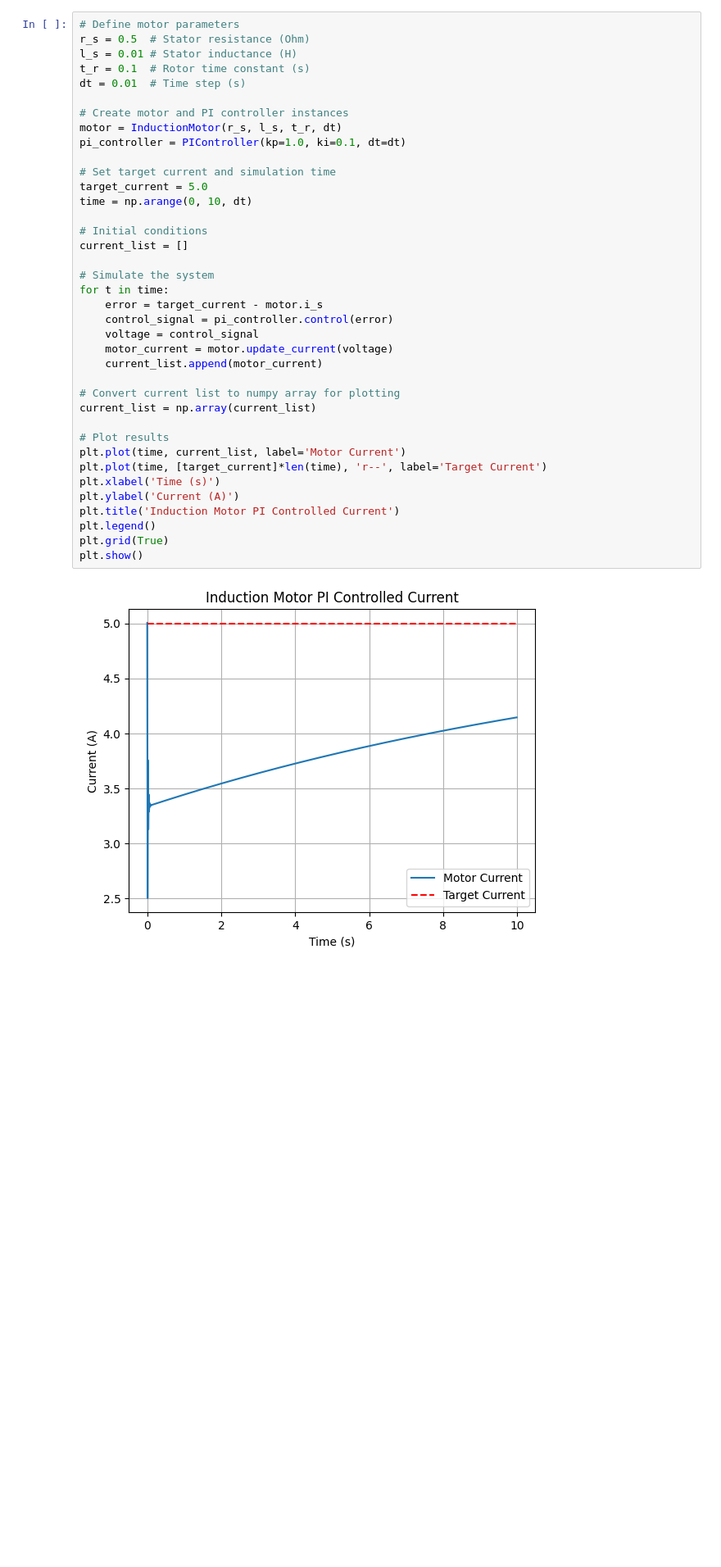
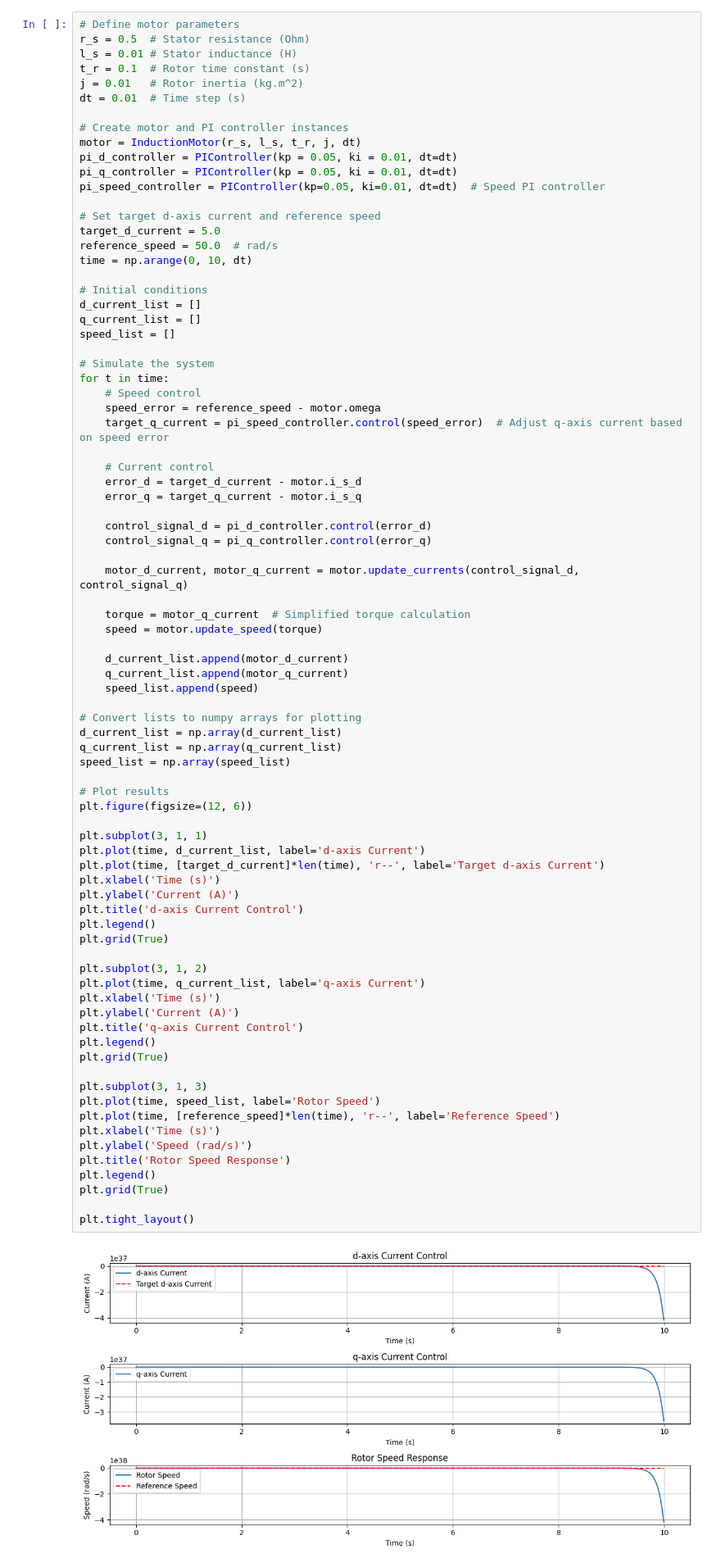
Before and after one commit to garygoodly/EE5703_Final_Project, a Jupyter notebook: final_project.ipynb, the cells around one changed output. Shown at 82% size. Drawn from its saved outputs; the diff is of its cells as text; blank space fills up the shorter version.

Commit message:
Add speed

```diff
--- a/final_project.ipynb
+++ b/final_project.ipynb
@@ -55,40 +50,83 @@ class InductionMotor:
 # %%
 # Define motor parameters
 r_s = 0.5  # Stator resistance (Ohm)
 l_s = 0.01 # Stator inductance (H)
 t_r = 0.1  # Rotor time constant (s)
+j = 0.01   # Rotor inertia (kg.m^2)
 dt = 0.01  # Time step (s)
 
 # Create motor and PI controller instances
-motor = InductionMotor(r_s, l_s, t_r, dt)
-pi_controller = PIController(kp=1.0, ki=0.1, dt=dt)
+motor = InductionMotor(r_s, l_s, t_r, j, dt)
+pi_d_controller = PIController(kp = 0.05, ki = 0.01, dt=dt)
+pi_q_controller = PIController(kp = 0.05, ki = 0.01, dt=dt)
+pi_speed_controller = PIController(kp=0.05, ki=0.01, dt=dt)  # Speed PI controller
 
-# Set target current and simulation time
-target_current = 5.0
+# Set target d-axis current and reference speed
+target_d_current = 5.0
+reference_speed = 50.0  # rad/s
 time = np.arange(0, 10, dt)
 
 # Initial conditions
-current_list = []
+d_current_list = []
+q_current_list = []
+speed_list = []
 
 # Simulate the system
 for t in time:
-    error = target_current - motor.i_s
-    control_signal = pi_controller.control(error)
-    voltage = control_signal
-    motor_current = motor.update_current(voltage)
-    current_list.append(motor_current)
+    # Speed control
+    speed_error = reference_speed - motor.omega
+    target_q_current = pi_speed_controller.control(speed_error)  # Adjust q-axis current based on speed error
 
-# Convert current list to numpy array for plotting
-current_list = np.array(current_list)
+    # Current control
+    error_d = target_d_current - motor.i_s_d
+    error_q = target_q_current - motor.i_s_q
+
+    control_signal_d = pi_d_controller.control(error_d)
+    control_signal_q = pi_q_controller.control(error_q)
+
+    motor_d_current, motor_q_current = motor.update_currents(control_signal_d, control_signal_q)
+
+    torque = motor_q_current  # Simplified torque calculation
+    speed = motor.update_speed(torque)
+
+    d_current_list.append(motor_d_current)
+    q_current_list.append(motor_q_current)
+    speed_list.append(speed)
+
+# Convert lists to numpy arrays for plotting
+d_current_list = np.array(d_current_list)
+q_current_list = np.array(q_current_list)
+speed_list = np.array(speed_list)
 
 # Plot results
-plt.plot(time, current_list, label='Motor Current')
-plt.plot(time, [target_current]*len(time), 'r--', label='Target Current')
+plt.figure(figsize=(12, 6))
+
+plt.subplot(3, 1, 1)
+plt.plot(time, d_current_list, label='d-axis Current')
+plt.plot(time, [target_d_current]*len(time), 'r--', label='Target d-axis Current')
 plt.xlabel('Time (s)')
 plt.ylabel('Current (A)')
-plt.title('Induction Motor PI Controlled Current')
+plt.title('d-axis Current Control')
 plt.legend()
 plt.grid(True)
-plt.show()
+
+plt.subplot(3, 1, 2)
+plt.plot(time, q_current_list, label='q-axis Current')
+plt.xlabel('Time (s)')
+plt.ylabel('Current (A)')
+plt.title('q-axis Current Control')
+plt.legend()
+plt.grid(True)
+
+plt.subplot(3, 1, 3)
+plt.plot(time, speed_list, label='Rotor Speed')
+plt.plot(time, [reference_speed]*len(time), 'r--', label='Reference Speed')
+plt.xlabel('Time (s)')
+plt.ylabel('Speed (rad/s)')
+plt.title('Rotor Speed Response')
+plt.legend()
+plt.grid(True)
+
+plt.tight_layout()
 # %% [output]
-[figure, old version]
+[figure, new version]
```
Also changed, not shown: parts of 1 cell of this notebook.
